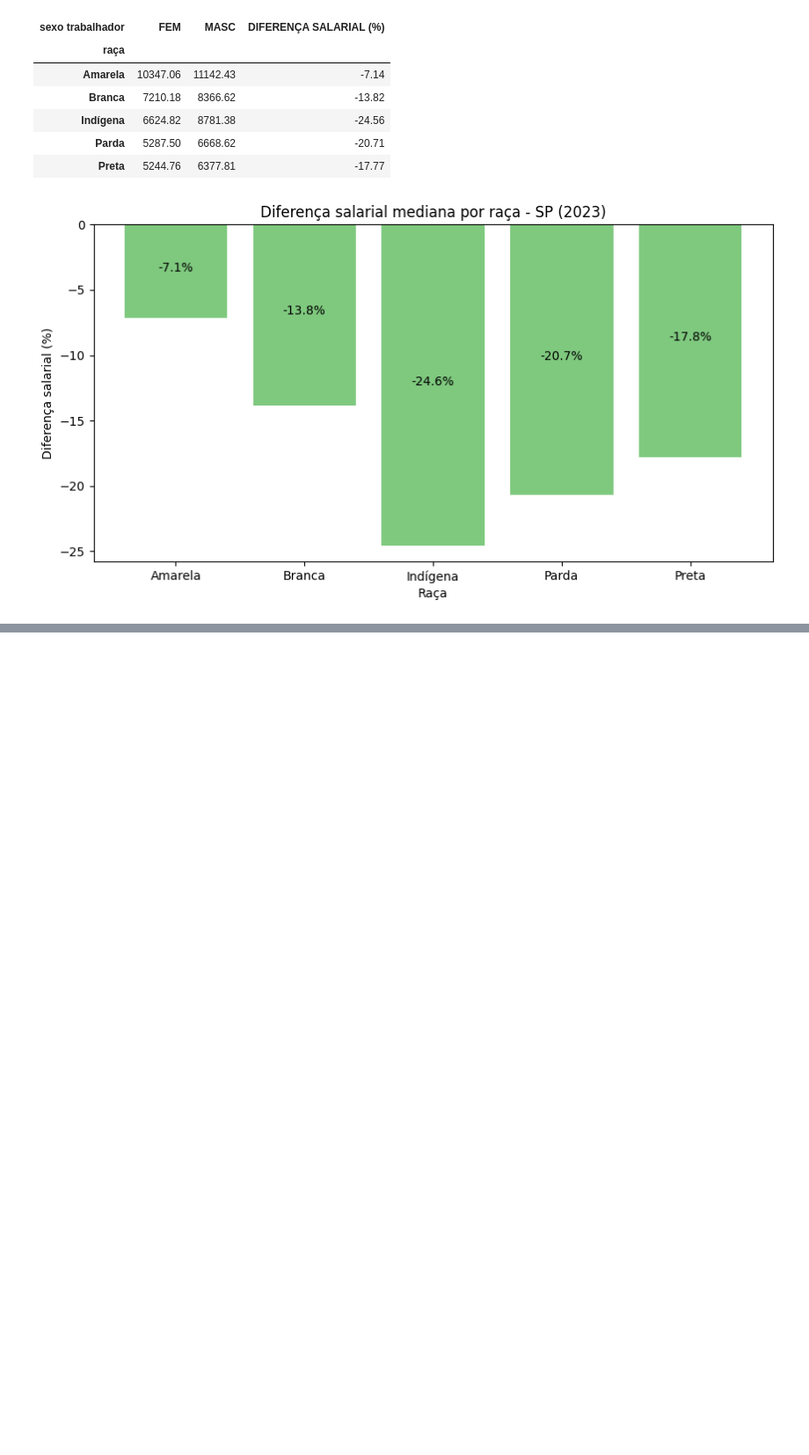
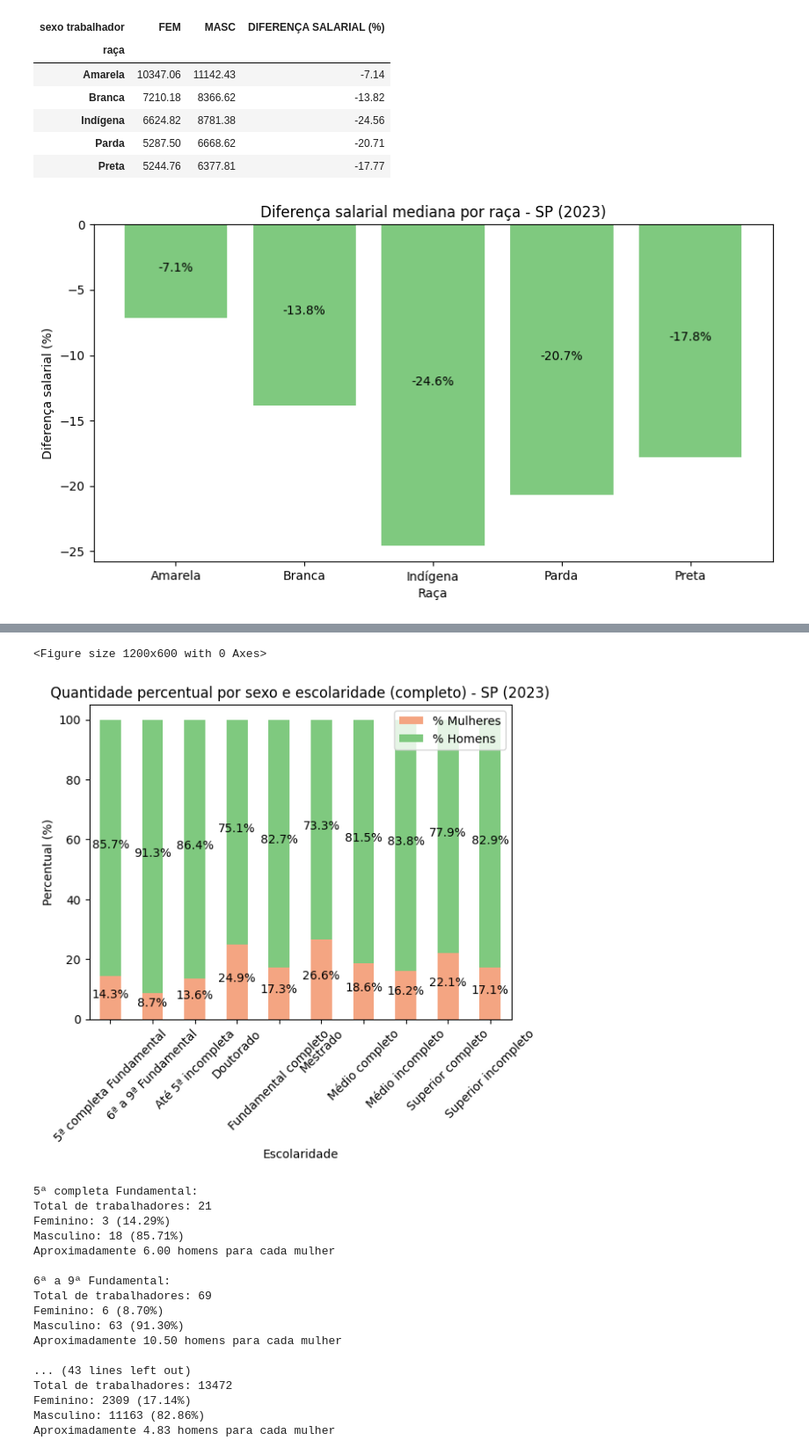
Before and after one commit to ricardo-gmarques/estagio, a Jupyter notebook: analise_rais2023.ipynb, the cells around one changed output, grey strips where cells are left out. Shown at 88% size. Saved outputs shown, nothing was run; the diff lists cells and outputs as text; code cells hidden in the pictures; blank space fills up the shorter version.

```diff
--- a/analise_rais2023.ipynb
+++ b/analise_rais2023.ipynb
@@ -1037,0 +1032,16 @@ Series([], Name: count, dtype: int64)
+# %%
+# 6.5.2 — TABELA (COMPLETA)
+
+tabela_esc = df.groupby(['escolaridade', 'sexo trabalhador']).size().unstack(fill_value=0)
+
+tabela_esc = tabela_esc.rename(columns={
+    'Feminino': 'FEM',
+    'Masculino': 'MASC'
+})
+
+tabela_esc['%FEM'] = (tabela_esc['FEM'] / (tabela_esc['FEM'] + tabela_esc['MASC'])) * 100
+tabela_esc['%MASC'] = (tabela_esc['MASC'] / (tabela_esc['FEM'] + tabela_esc['MASC'])) * 100
+
+tabela_esc = tabela_esc.round(2)
+
+tabela_esc
@@ -1037,0 +1061,64 @@ Series([], Name: count, dtype: int64)
+# %%
+# 6.5.3 — GRÁFICO (COMPLETO)
+
+plt.figure(figsize=(12,6))
+
+tabela_esc[['%FEM', '%MASC']].plot(
+    kind='bar',
+    stacked=True,
+    color=['#f4a582', '#7fc97f']
+)
+
+for i, (f, m) in enumerate(zip(tabela_esc['%FEM'], tabela_esc['%MASC'])):
+    plt.text(i, f/2, f"{f:.1f}%", ha='center')
+    plt.text(i, f + (m/2), f"{m:.1f}%", ha='center')
+
+plt.title('Quantidade percentual por sexo e escolaridade (completo) - SP (2023)')
+plt.xlabel('Escolaridade')
+plt.ylabel('Percentual (%)')
+
+plt.xticks(rotation=45)
+plt.legend(['% Mulheres', '% Homens'])
+
+plt.show()
+
+# Análise numérica por escolaridade
+
+for esc in tabela_esc.index:
+    fem = tabela_esc.loc[esc, 'FEM']
+    masc = tabela_esc.loc[esc, 'MASC']
+    perc_fem = tabela_esc.loc[esc, '%FEM']
+    perc_masc = tabela_esc.loc[esc, '%MASC']
+
+    total = fem + masc
+
+    print(f"{esc}:")
+    print(f"Total de trabalhadores: {total}")
+    print(f"Feminino: {fem} ({perc_fem:.2f}%)")
+    print(f"Masculino: {masc} ({perc_masc:.2f}%)")
+
+    if fem > 0:
+        razao = masc / fem
+        print(f"Aproximadamente {razao:.2f} homens para cada mulher\n")
+    else:
+        print("Sem presença feminina\n")
+# %% [output]
+<Figure size 1200x600 with 0 Axes>
+[figure, added]
+5ª completa Fundamental:
+Total de trabalhadores: 21
+Feminino: 3 (14.29%)
+Masculino: 18 (85.71%)
+Aproximadamente 6.00 homens para cada mulher
+
+6ª a 9ª Fundamental:
+Total de trabalhadores: 69
+Feminino: 6 (8.70%)
+Masculino: 63 (91.30%)
+Aproximadamente 10.50 homens para cada mulher
+
+... (43 lines left out)
+Total de trabalhadores: 13472
+Feminino: 2309 (17.14%)
+Masculino: 11163 (82.86%)
+Aproximadamente 4.83 homens para cada mulher
```
Also changed, not shown: parts of 20 cells of this notebook.
